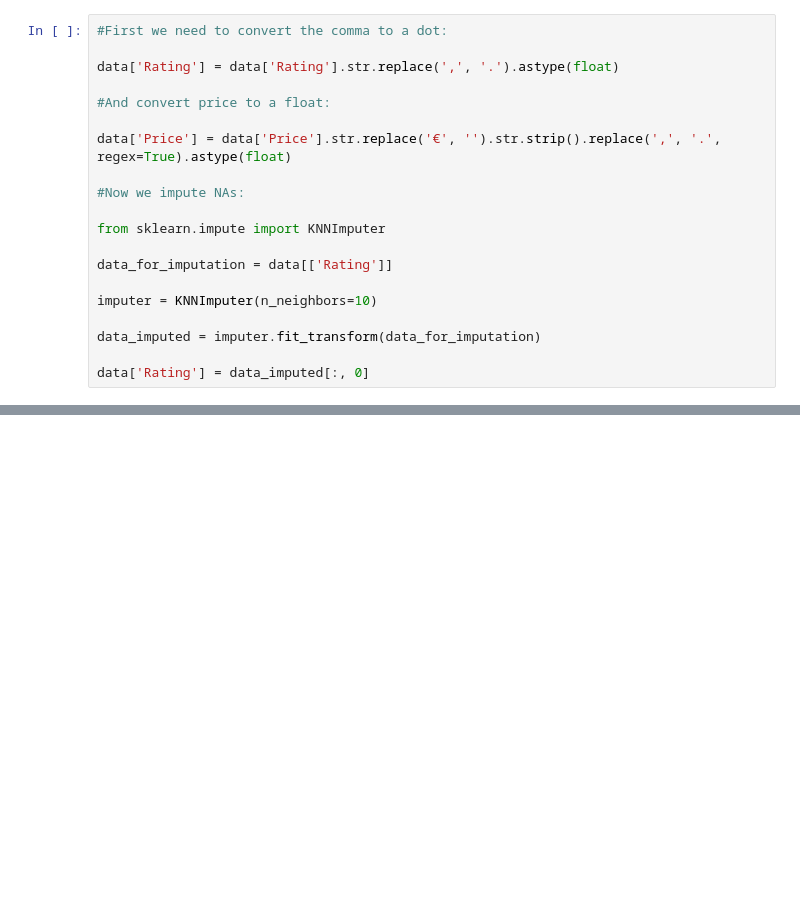
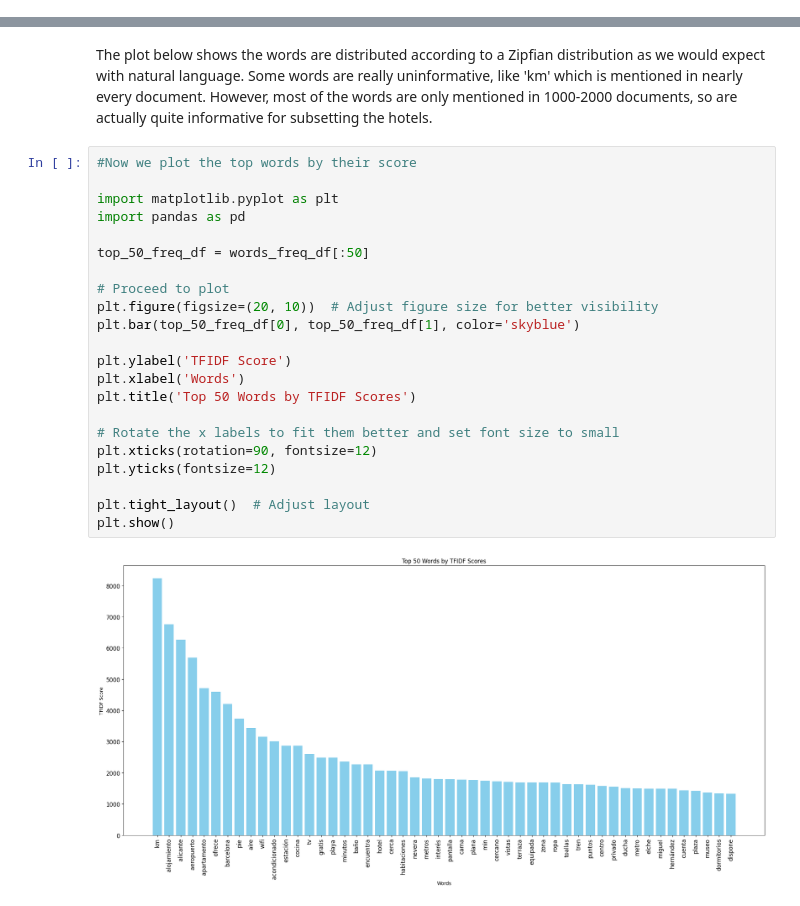
Before and after one commit to HarryMorley/hello-world, a Jupyter notebook: NLP_1_Feature_Extraction.ipynb, the cells around one changed output, grey strips where cells are left out. Saved outputs shown, nothing was run; the diff lists cells and outputs as text; blank space fills up the shorter version.

```diff
--- a/NLP_1_Feature_Extraction.ipynb
+++ b/NLP_1_Feature_Extraction.ipynb
@@ -145,20 +174,0 @@ Name: Word, Length: 100, dtype: object
-# %%
-#First we need to convert the comma to a dot:
-
-data['Rating'] = data['Rating'].str.replace(',', '.').astype(float)
-
-#And convert price to a float:
-
-data['Price'] = data['Price'].str.replace('€', '').str.strip().replace(',', '.', regex=True).astype(float)
-
-#Now we impute NAs:
-
-from sklearn.impute import KNNImputer
-
-data_for_imputation = data[['Rating']]
-
-imputer = KNNImputer(n_neighbors=10)
-
-data_imputed = imputer.fit_transform(data_for_imputation)
-
-data['Rating'] = data_imputed[:, 0]
@@ -320,0 +242,26 @@ dtype: object
+# %% [markdown]
+The plot below shows the words are distributed according to a Zipfian distribution as we would expect with natural language. Some words are really uninformative, like 'km' which is mentioned in nearly every document. However, most of the words are only mentioned in 1000-2000 documents, so are actually quite informative for subsetting the hotels.
+# %%
+#Now we plot the top words by their score
+
+import matplotlib.pyplot as plt
+import pandas as pd
+
+top_50_freq_df = words_freq_df[:50]
+
+# Proceed to plot
+plt.figure(figsize=(20, 10))  # Adjust figure size for better visibility
+plt.bar(top_50_freq_df[0], top_50_freq_df[1], color='skyblue')
+
+plt.ylabel('TFIDF Score')
+plt.xlabel('Words')
+plt.title('Top 50 Words by TFIDF Scores')
+
+# Rotate the x labels to fit them better and set font size to small
+plt.xticks(rotation=90, fontsize=12)
+plt.yticks(fontsize=12)
+
+plt.tight_layout()  # Adjust layout
+plt.show()
+# %% [output]
+[figure, added]
```
Also changed, not shown: parts of 40 cells of this notebook.
